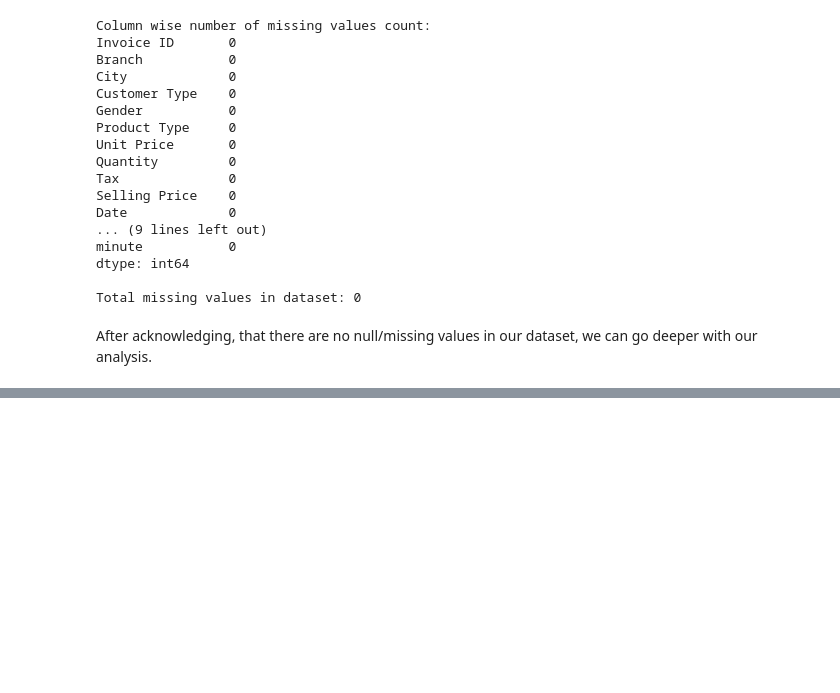
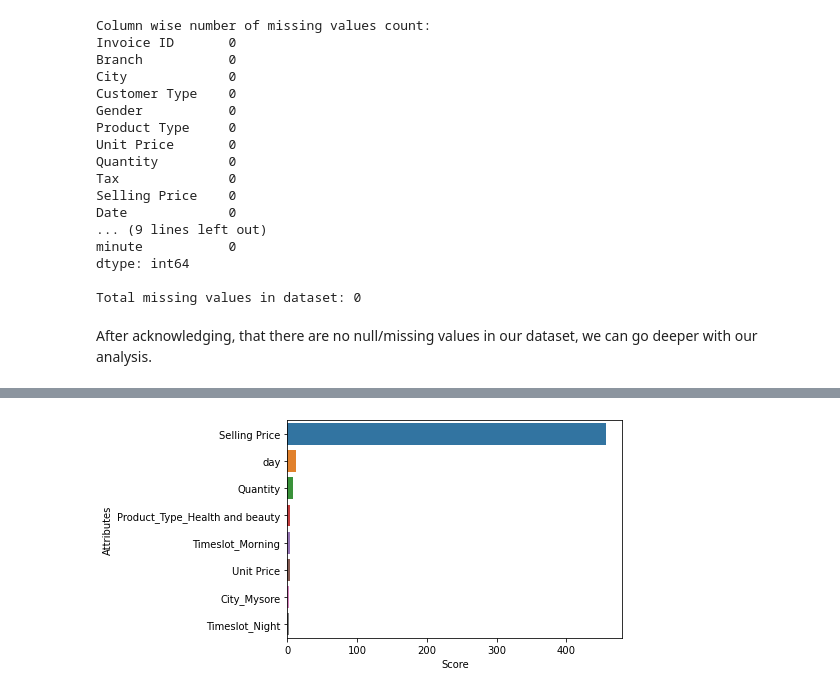
Before and after one commit to vipinindoria/super-market-sales-analytics, a Jupyter notebook: notebooks/SuperMarketSalesAnalytics.ipynb, the cells around one changed output, grey strips where cells are left out. Drawn from its saved outputs; the diff is of its cells as text; code cells hidden in the pictures; blank space fills up the shorter version.

```diff
--- a/notebooks/SuperMarketSalesAnalytics.ipynb
+++ b/notebooks/SuperMarketSalesAnalytics.ipynb
@@ -1275,0 +521,2 @@ From the above plot we can see both `training` and `testing` accuracy `converges
+# %%
+ohe_x.drop(['Tax ', 'Cost Price'], axis=1, inplace=True)
@@ -1275,0 +531,14 @@ From the above plot we can see both `training` and `testing` accuracy `converges
+# %%
+def get_m1_k_best_features(attributes, target, k=8, score_func=chi2):
+    features = SelectKBest(score_func=score_func, k=k)
+    fit = features.fit(attributes, target)
+    df_scores = pd.DataFrame(fit.scores_)
+    df_columns = pd.DataFrame(attributes.columns)
+    f_Scores = pd.concat([df_columns, df_scores], axis=1)
+    f_Scores.columns = ['Attributes', 'Score']
+    f_Scores = f_Scores.sort_values(by=['Score'], ascending=False).head(k)
+    return f_Scores
+# %%
+# Apply SelectKBest class to extract top 8 best features
+m1_top8_f = get_m1_k_best_features(ohe_x, y, k=8)
+m1_top8_f.style.background_gradient(cmap='GnBu')
@@ -1275,0 +555,5 @@ From the above plot we can see both `training` and `testing` accuracy `converges
+# %%
+# Plot
+ax = sns.barplot(x="Score", y="Attributes", data=m1_top8_f)
+# %% [output]
+[figure, added]
```
Also changed, not shown: parts of 115 cells of this notebook.
